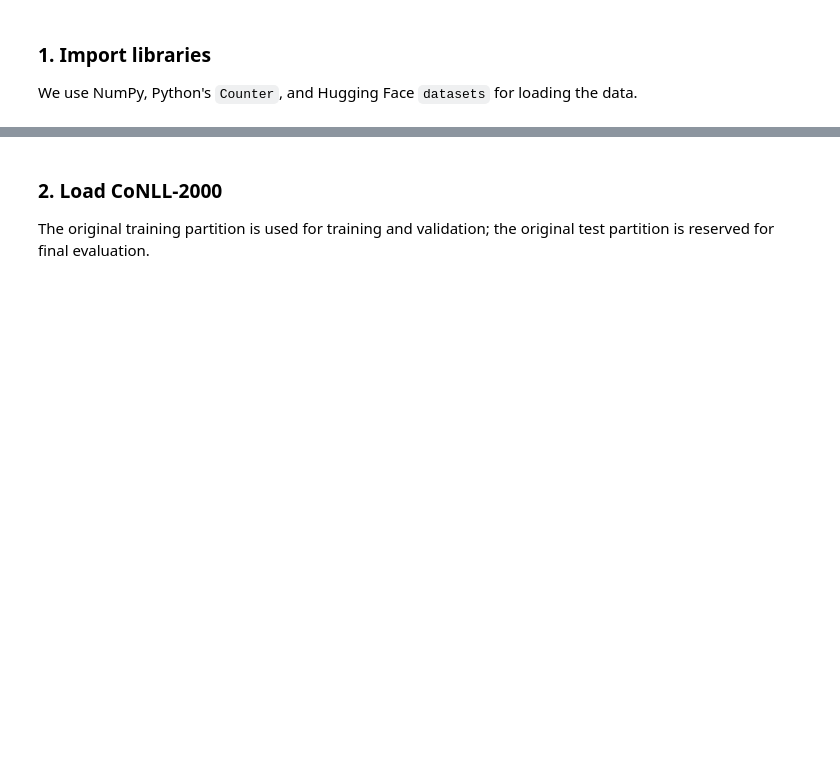
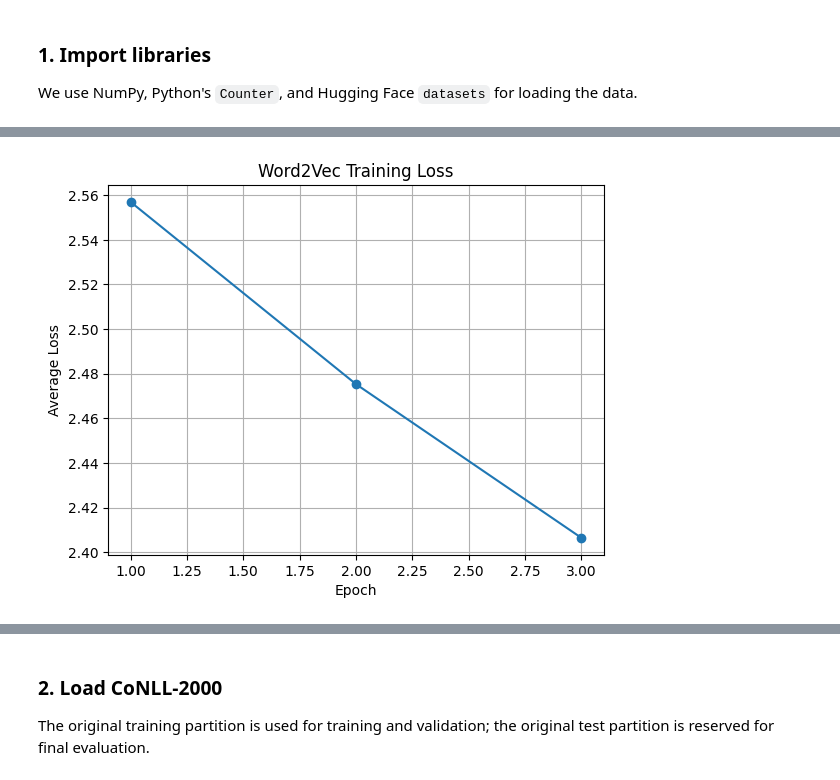
Before and after one commit to ZeinaHossam1/Embeddings-and-HMMs, a Jupyter notebook: Embeddings_HMMs.ipynb, the cells around one changed output, grey strips where cells are left out. Saved outputs shown, nothing was run; the diff lists cells and outputs as text; code cells hidden in the pictures; blank space fills up the shorter version.

```diff
--- a/Embeddings_HMMs.ipynb
+++ b/Embeddings_HMMs.ipynb
@@ -4,0 +140,9 @@ We use NumPy, Python's `Counter`, and Hugging Face `datasets` for loading the da
+# %%
+min_count = 2
+
+vocabulary = []
+
+for word, count in word_counts.items():
+
+    if count >= min_count:
+        vocabulary.append(word)
@@ -4,0 +421,19 @@ We use NumPy, Python's `Counter`, and Hugging Face `datasets` for loading the da
+# %%
+word_frequencies = np.zeros(vocab_size)
+
+for word, word_id in word_to_id.items():
+
+    word_frequencies[word_id] = word_counts[word]
+
+
+negative_distribution = word_frequencies ** 0.75
+
+negative_distribution = (
+    negative_distribution / np.sum(negative_distribution)
+)
+# %%
+def sigmoid(x):
+
+    x = np.clip(x, -15, 15)
+
+    return 1 / (1 + np.exp(-x))
@@ -4,0 +632,16 @@ We use NumPy, Python's `Counter`, and Hugging Face `datasets` for loading the da
+# %%
+import matplotlib.pyplot as plt
+
+plt.plot(range(1, epochs + 1), epoch_losses, marker="o")
+
+plt.xlabel("Epoch")
+
+plt.ylabel("Average Loss")
+
+plt.title("Word2Vec Training Loss")
+
+plt.grid()
+
+plt.show()
+# %% [output]
+[figure, added]
```
Also changed, not shown: parts of 33 cells of this notebook, 1 other file.
